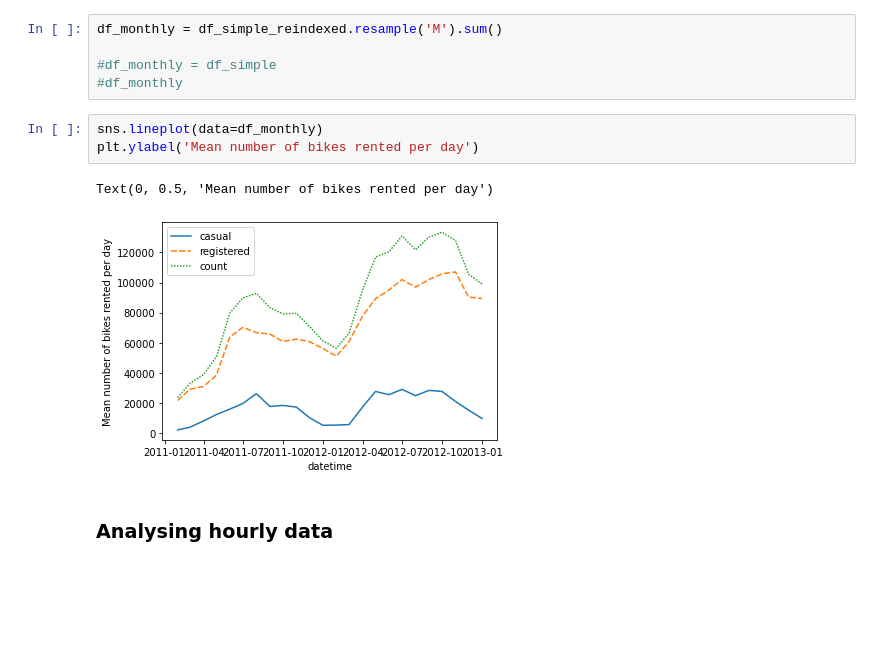
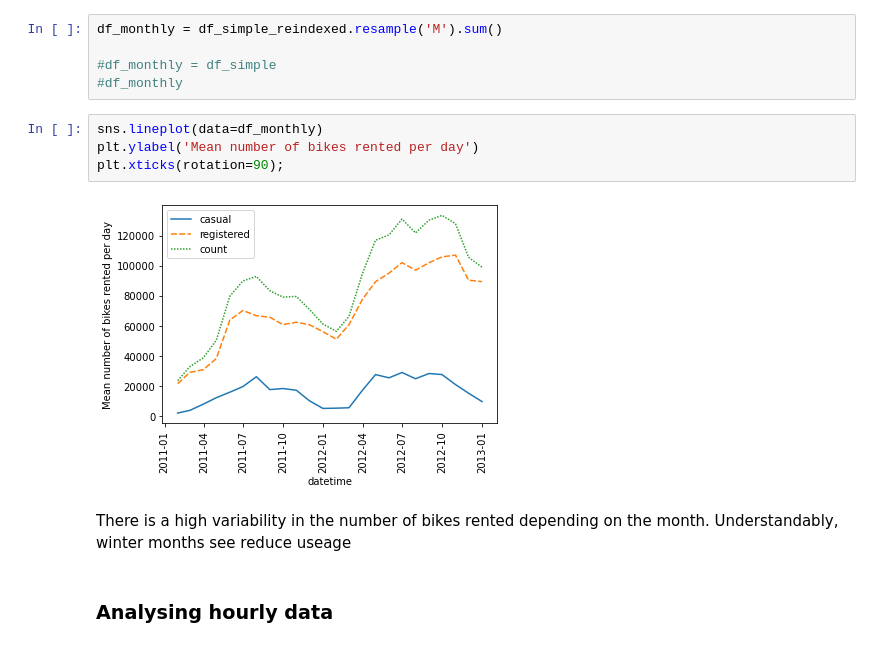
Before and after one commit to Kenoai/Spiced-Academy-Bootcamp, a Jupyter notebook: week_3/Project_3/Project_3.ipynb, the cells around one changed output. Cells and saved outputs as stored; diff of their text form; blank space fills up the shorter version.

```diff
--- a/week_3/Project_3/Project_3.ipynb
+++ b/week_3/Project_3/Project_3.ipynb
@@ -73,9 +77,11 @@ df_monthly = df_simple_reindexed.resample('M').sum()
 # %%
 sns.lineplot(data=df_monthly)
 plt.ylabel('Mean number of bikes rented per day')
+plt.xticks(rotation=90);
 # %% [output]
-Text(0, 0.5, 'Mean number of bikes rented per day')
-[figure, old version]
+[figure, new version]
+# %% [markdown]
+There is a high variability in the number of bikes rented depending on the month. Understandably, winter months see reduce useage
 # %% [markdown]
 ### Analysing hourly data
 # %%
```
Also changed, not shown: parts of 36 cells of this notebook, 1 other file.
